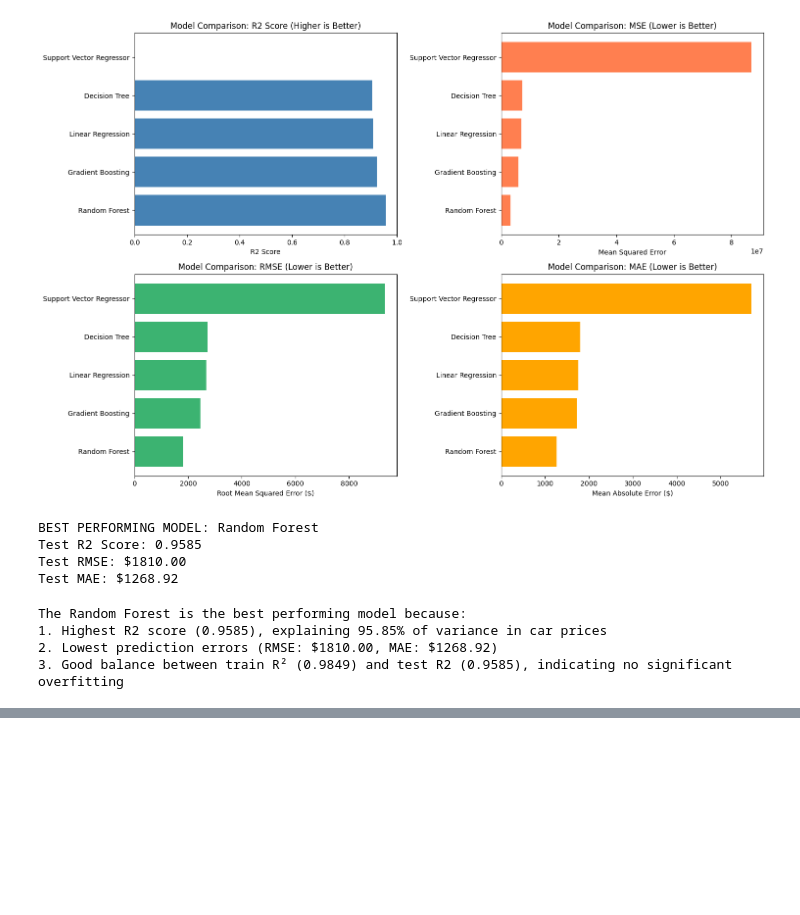
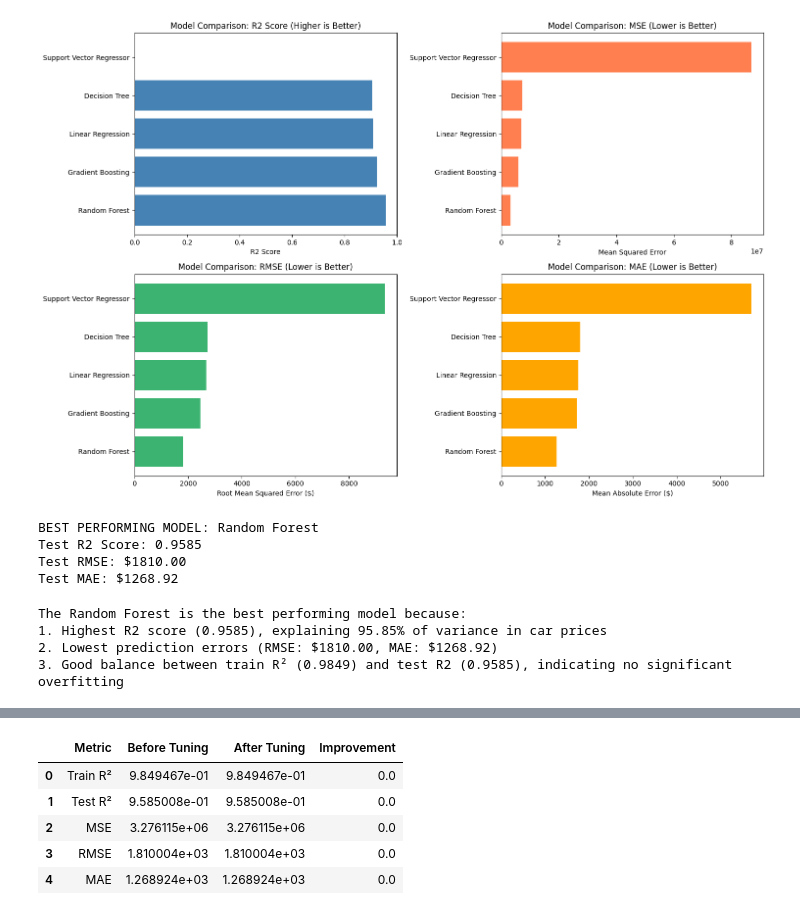
Before and after one commit to ukunnath/entri, a Jupyter notebook: codeathon-module4/Untitled.ipynb, the cells around one changed output, grey strips where cells are left out. Drawn from its saved outputs; the diff is of its cells as text; code cells hidden in the pictures; blank space fills up the shorter version.

```diff
--- a/codeathon-module4/Untitled.ipynb
+++ b/codeathon-module4/Untitled.ipynb
@@ -477,0 +673,40 @@ plt.savefig('actual_vs_predicted.png', dpi=300, bbox_inches='tight')
+# %%
+tuned_mse = mean_squared_error(y_test, y_test_pred_tuned)
+# %%
+tuned_rmse = np.sqrt(tuned_mse)
+# %%
+tuned_mae = mean_absolute_error(y_test, y_test_pred_tuned)
+# %%
+comparison_tuning = pd.DataFrame({
+    'Metric': ['Train R²', 'Test R²', 'MSE', 'RMSE', 'MAE'],
+    'Before Tuning': [
+        best_model_metrics['train_r2'],
+        best_model_metrics['test_r2'],
+        best_model_metrics['mse'],
+        best_model_metrics['rmse'],
+        best_model_metrics['mae']
+    ],
+    'After Tuning': [
+        tuned_train_r2,
+        tuned_test_r2,
+        tuned_mse,
+        tuned_rmse,
+        tuned_mae
+    ],
+    'Improvement': [
+        tuned_train_r2 - best_model_metrics['train_r2'],
+        tuned_test_r2 - best_model_metrics['test_r2'],
+        best_model_metrics['mse'] - tuned_mse,
+        best_model_metrics['rmse'] - tuned_rmse,
+        best_model_metrics['mae'] - tuned_mae
+    ]
+})
+# %%
+comparison_tuning
+# %% [output]
+|  | Metric | Before Tuning | After Tuning | Improvement |
+| 0 | Train R² | 9.849467e-01 | 9.849467e-01 | 0.0 |
+| 1 | Test R² | 9.585008e-01 | 9.585008e-01 | 0.0 |
+| 2 | MSE | 3.276115e+06 | 3.276115e+06 | 0.0 |
+| 3 | RMSE | 1.810004e+03 | 1.810004e+03 | 0.0 |
+| 4 | MAE | 1.268924e+03 | 1.268924e+03 | 0.0 |
```
Also changed, not shown: parts of 20 cells of this notebook, 1 other file.
